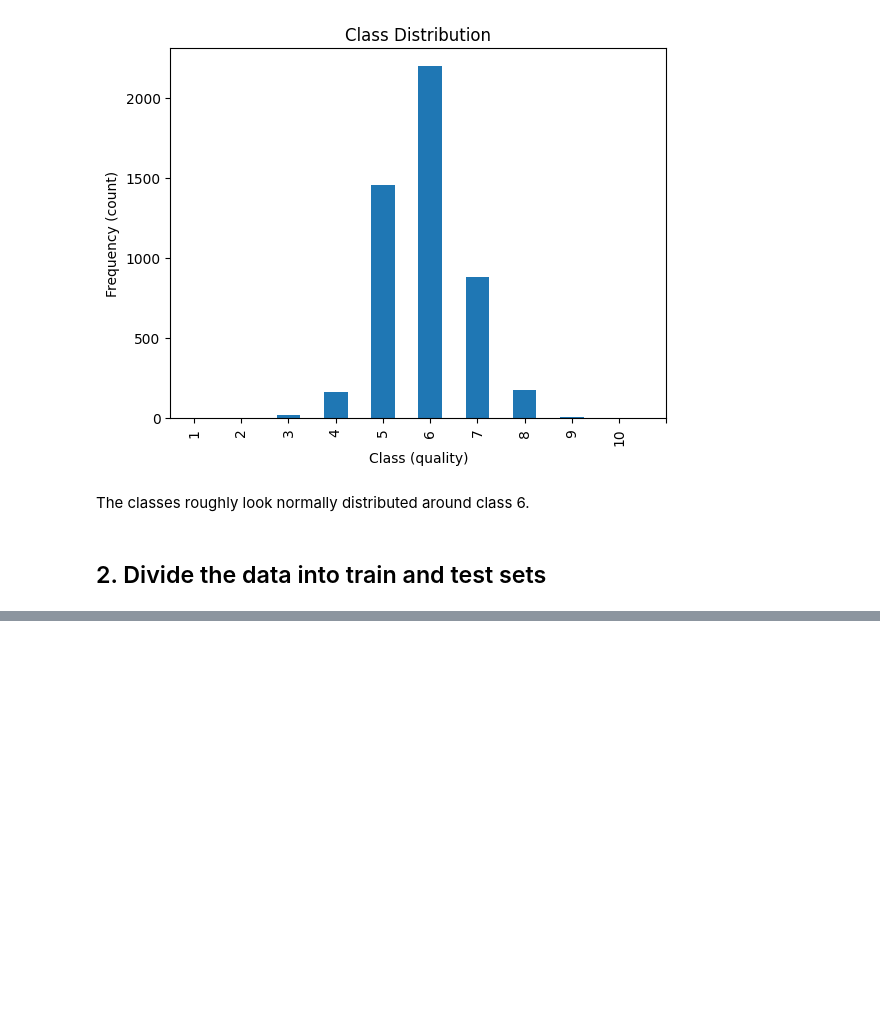
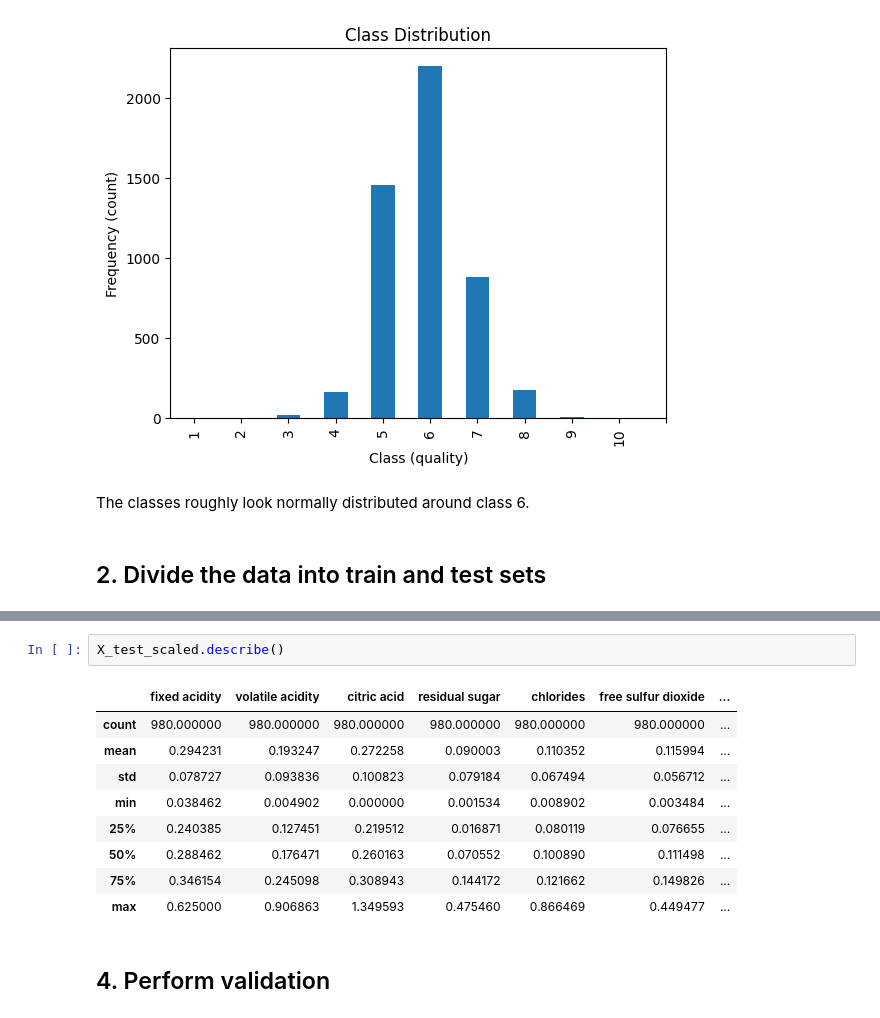
Before and after one commit to Ozzcarr/wine-quality-analysis, a Jupyter notebook: main.ipynb, the cells around one changed output, grey strips where cells are left out. Cells and saved outputs as stored; diff of their text form; blank space fills up the shorter version.

```diff
--- a/main.ipynb
+++ b/main.ipynb
@@ -66,0 +96,14 @@ X_train, X_test, y_train, y_test = train_test_split(X, y, test_size=0.2)
+# %%
+X_test_scaled.describe()
+# %% [output]
+|  | fixed acidity | volatile acidity | citric acid | residual sugar | chlorides | free sulfur dioxide | ... |
+| count | 980.000000 | 980.000000 | 980.000000 | 980.000000 | 980.000000 | 980.000000 | ... |
+| mean | 0.294231 | 0.193247 | 0.272258 | 0.090003 | 0.110352 | 0.115994 | ... |
+| std | 0.078727 | 0.093836 | 0.100823 | 0.079184 | 0.067494 | 0.056712 | ... |
+| min | 0.038462 | 0.004902 | 0.000000 | 0.001534 | 0.008902 | 0.003484 | ... |
+| 25% | 0.240385 | 0.127451 | 0.219512 | 0.016871 | 0.080119 | 0.076655 | ... |
+| 50% | 0.288462 | 0.176471 | 0.260163 | 0.070552 | 0.100890 | 0.111498 | ... |
+| 75% | 0.346154 | 0.245098 | 0.308943 | 0.144172 | 0.121662 | 0.149826 | ... |
+| max | 0.625000 | 0.906863 | 1.349593 | 0.475460 | 0.866469 | 0.449477 | ... |
+# %% [markdown]
+## 4. Perform validation
```
Also changed, not shown: parts of 4 cells of this notebook.
